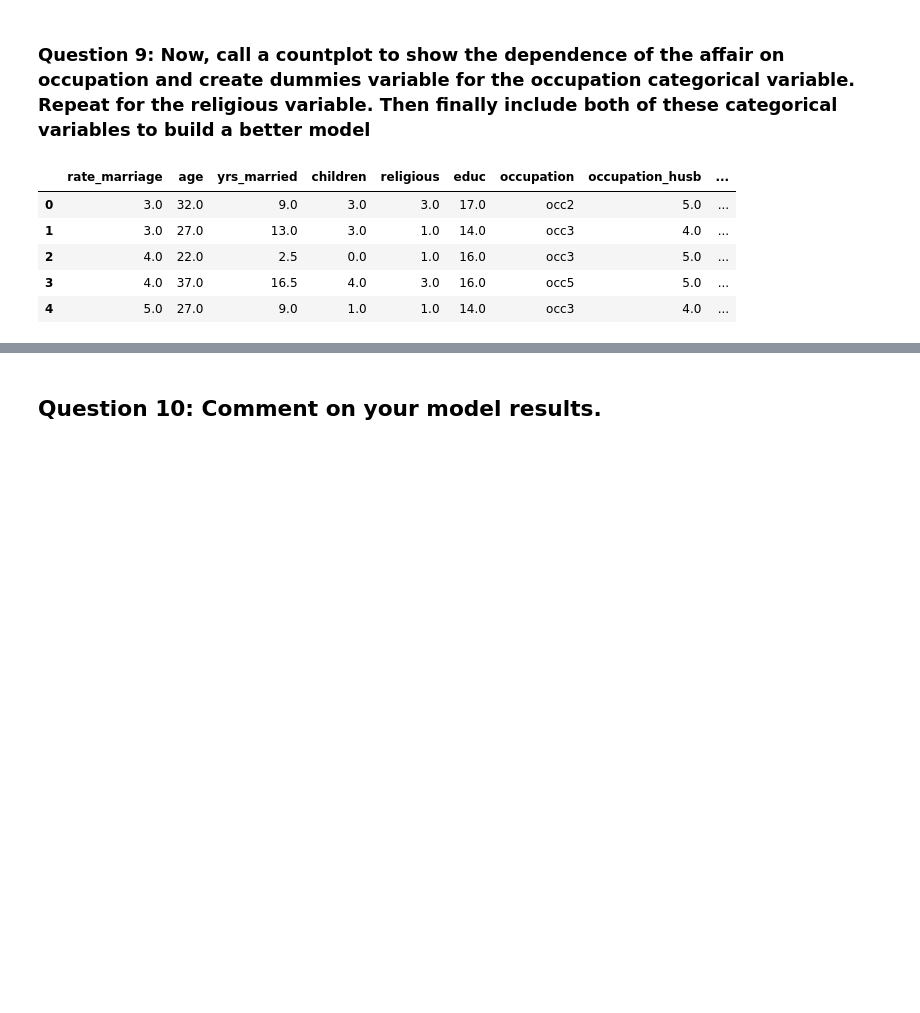
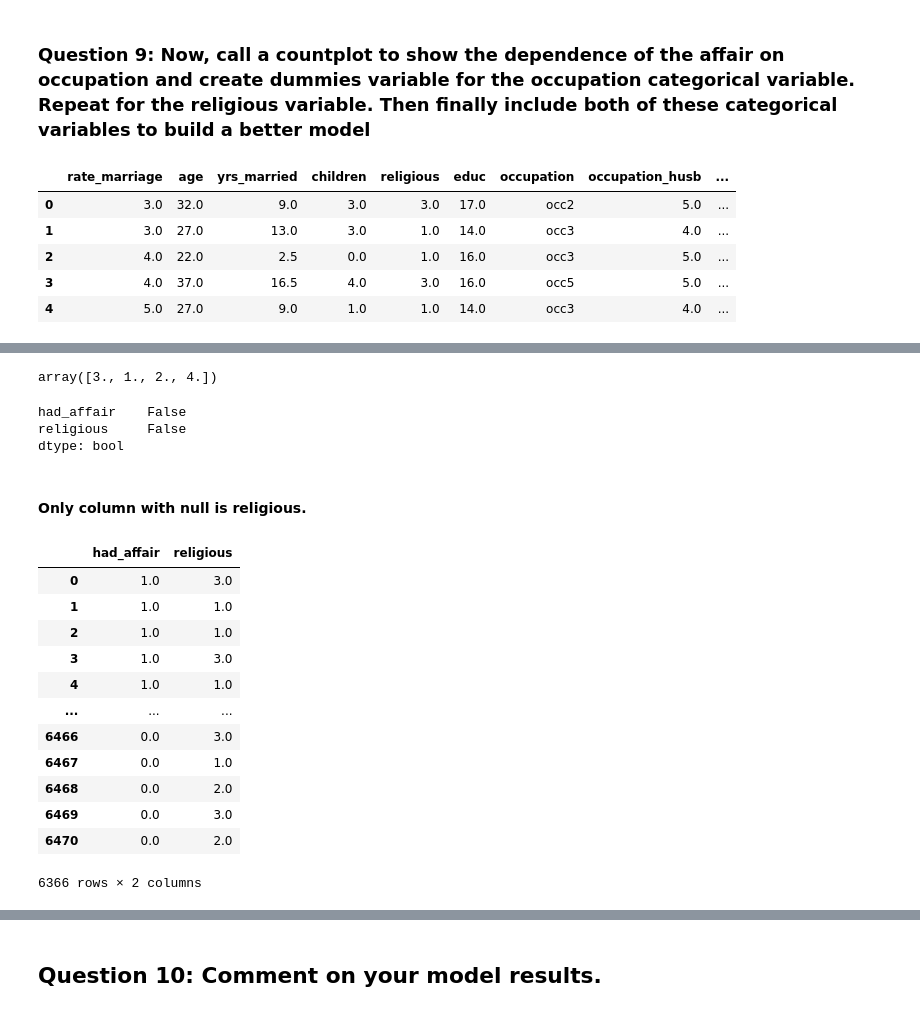
Before and after one commit to sethjmarcus/381-Data-Analytics, a Jupyter notebook: Notebooks/DA_HW_2_fast_last.ipynb, the cells around one changed output, grey strips where cells are left out. Drawn from its saved outputs; the diff is of its cells as text; code cells hidden in the pictures; blank space fills up the shorter version.

```diff
--- a/Notebooks/DA_HW_2_fast_last.ipynb
+++ b/Notebooks/DA_HW_2_fast_last.ipynb
@@ -785,0 +789,30 @@ train_df.head()
+# %%
+df.religious.unique()
+# %% [output]
+array([3., 1., 2., 4.])
+# %%
+df3.isnull().any()
+# %% [output]
+had_affair    False
+religious     False
+dtype: bool
+# %% [markdown]
+#### Only column with null is religious. ####
+# %%
+df3 = pd.concat([affair, df['religious']], axis = 1)
+df3 = df3.fillna(0)
+df3
+# %% [output]
+|  | had_affair | religious |
+| 0 | 1.0 | 3.0 |
+| 1 | 1.0 | 1.0 |
+| 2 | 1.0 | 1.0 |
+| 3 | 1.0 | 3.0 |
+| 4 | 1.0 | 1.0 |
+| ... | ... | ... |
+| 6466 | 0.0 | 3.0 |
+| 6467 | 0.0 | 1.0 |
+| 6468 | 0.0 | 2.0 |
+| 6469 | 0.0 | 3.0 |
+| 6470 | 0.0 | 2.0 |
+6366 rows × 2 columns
```
Also changed, not shown: parts of 20 cells of this notebook.
